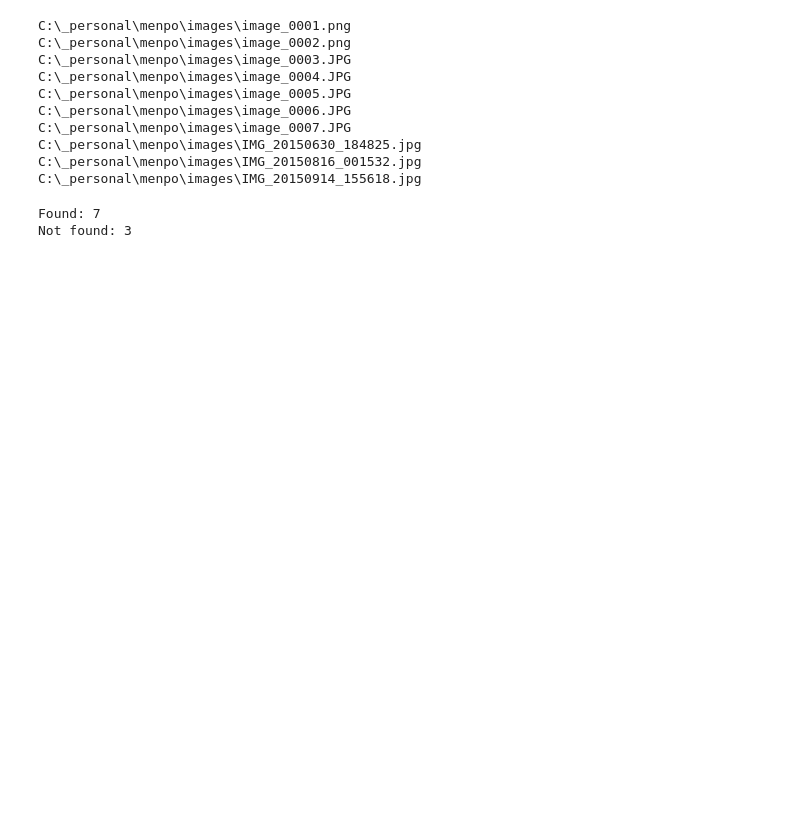
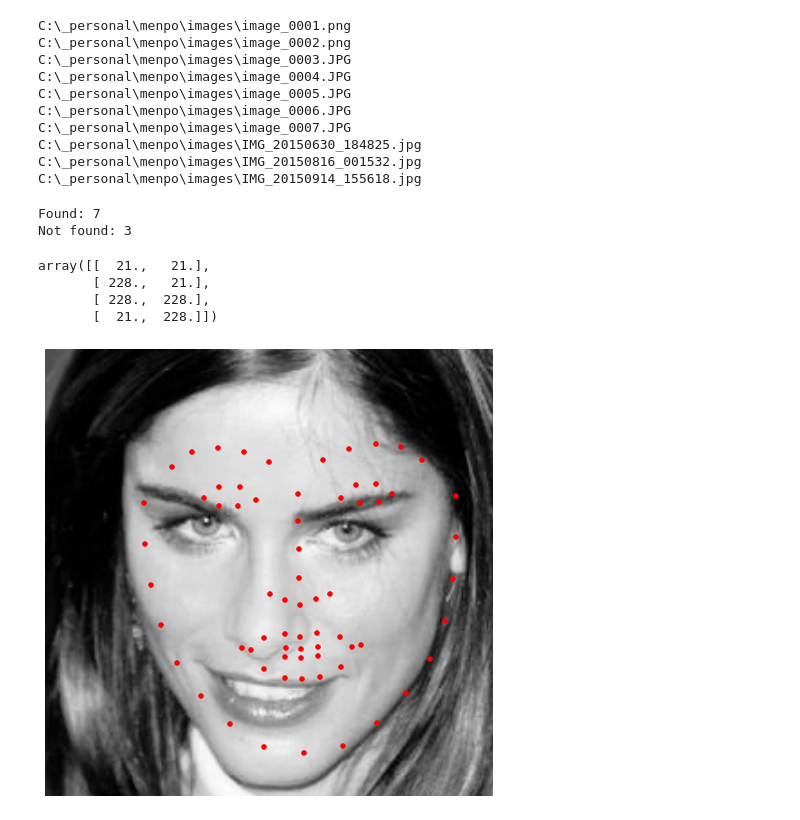
Before and after one commit to Fillll/fadelafi, a Jupyter notebook: Detect_and_fit_(opencv).ipynb, the cells around one changed output. Cells and saved outputs as stored; diff of their text form; code cells hidden in the pictures; blank space fills up the shorter version.

```diff
--- a/Detect_and_fit_(opencv).ipynb
+++ b/Detect_and_fit_(opencv).ipynb
@@ -128,3 +124,14 @@ for i, pic in enumerate(prepare):
+# %%
+a.points
+# %% [output]
+array([[  21.,   21.],
+       [ 228.,   21.],
+       [ 228.,  228.],
+       [  21.,  228.]])
+# %%
+visualize_images(prepare)
+# %% [output]
+[figure, added]
 # %%
 fr = [fitter.fit(pic, pic.landmarks['a1'].lms) for pic in prepare]
 # %%
```
Also changed, not shown: parts of 5 cells of this notebook.
